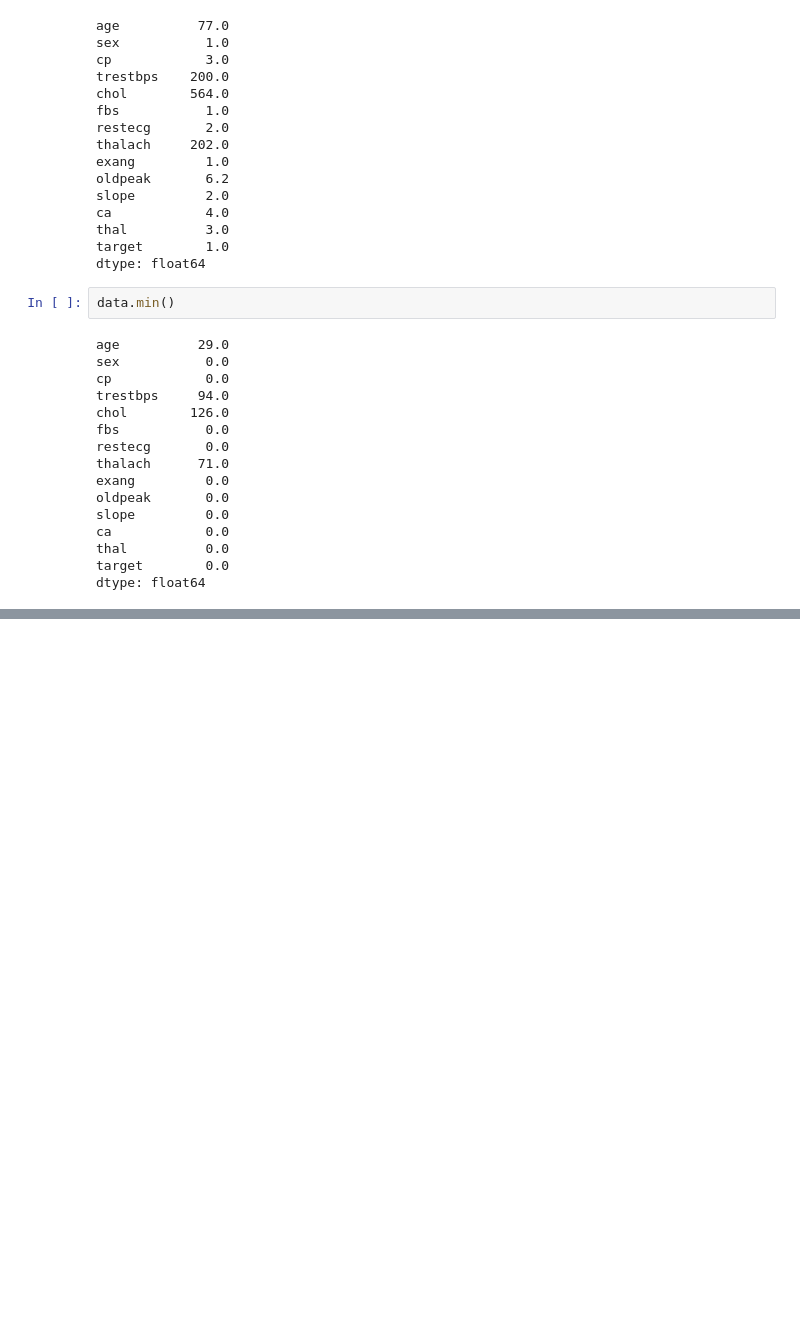
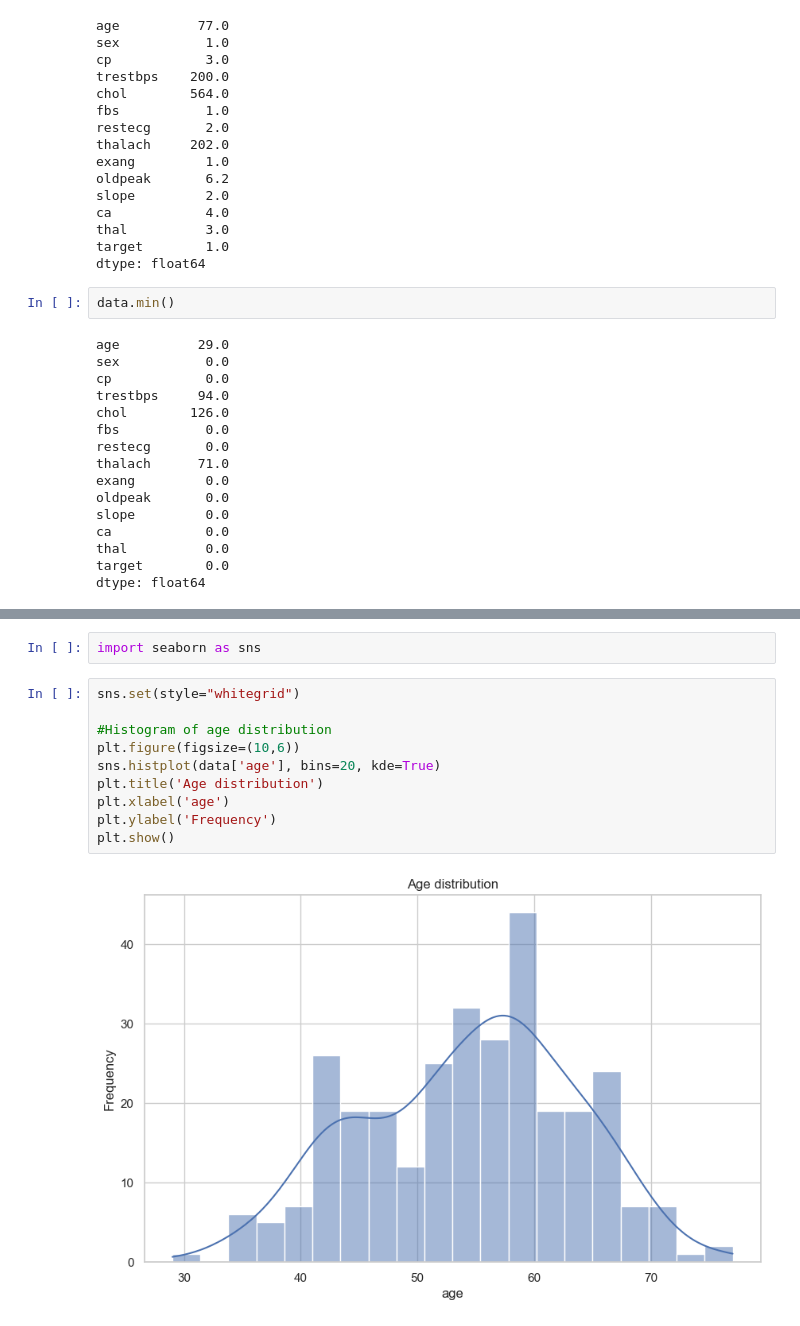
Before and after one commit to okwelmark/okwel_edgar_mark, a Jupyter notebook: okwel_edgar_mark_assignment2.ipynb, the cells around one changed output, grey strips where cells are left out. Drawn from its saved outputs; the diff is of its cells as text; blank space fills up the shorter version.

```diff
--- a/okwel_edgar_mark_assignment2.ipynb
+++ b/okwel_edgar_mark_assignment2.ipynb
@@ -197,0 +205,14 @@ NameError: name 'age' is not defined
+# %%
+import seaborn as sns
+# %%
+sns.set(style="whitegrid")
+
+#Histogram of age distribution
+plt.figure(figsize=(10,6))
+sns.histplot(data['age'], bins=20, kde=True)
+plt.title('Age distribution')
+plt.xlabel('age')
+plt.ylabel('Frequency')
+plt.show()
+# %% [output]
+[figure, added]
```
Also changed, not shown: parts of 12 cells of this notebook.
